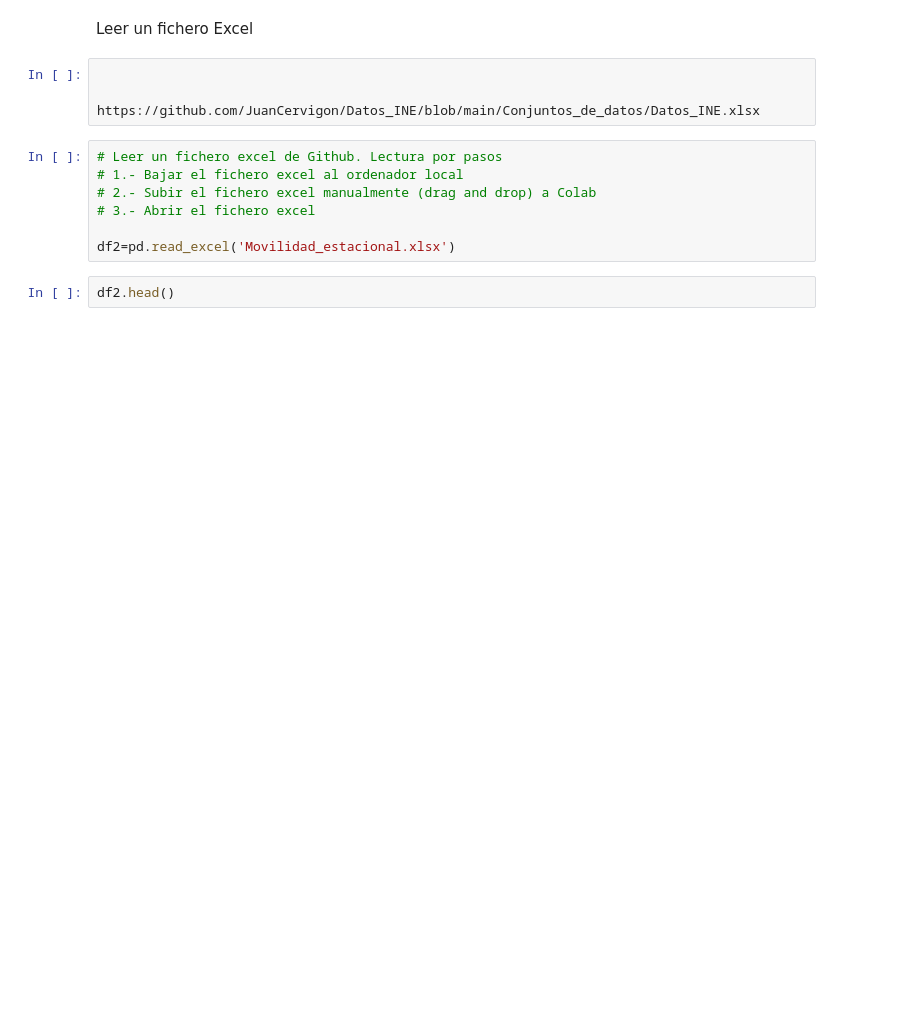
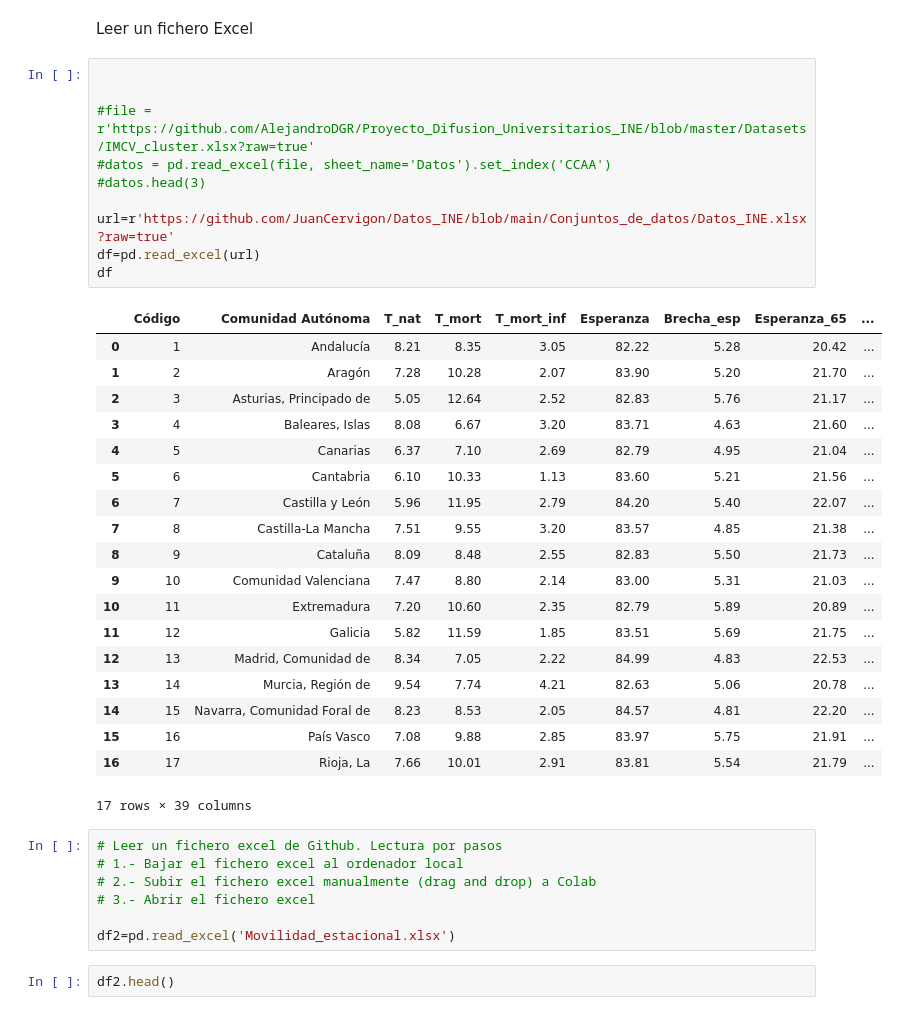
Before and after one commit to JuanCervigon/Multivariante, a Jupyter notebook: Tema 0/Leer_ficheros.ipynb, the cells around one changed output. Saved outputs shown, nothing was run; the diff lists cells and outputs as text; blank space fills up the shorter version.

```diff
--- a/Tema 0/Leer_ficheros.ipynb
+++ b/Tema 0/Leer_ficheros.ipynb
@@ -23,10 +23,36 @@ df1.head()
 | 4 | 1.0 | 0.0 | Allison, Mrs. Hudson J C (Bessie ... | female | 25.0000 | 1.0 | 2.0 | 113781 | 151.5500 | C22 C26 | S | ... |
 # %% [markdown]
 Leer un fichero Excel
-# %%
-
-
-https://github.com/JuanCervigon/Datos_INE/blob/main/Conjuntos_de_datos/Datos_INE.xlsx
+# %%
+
+
+#file = r'https://github.com/AlejandroDGR/Proyecto_Difusion_Universitarios_INE/blob/master/Datasets/IMCV_cluster.xlsx?raw=true'
+#datos = pd.read_excel(file, sheet_name='Datos').set_index('CCAA')
+#datos.head(3)
+
+url=r'https://github.com/JuanCervigon/Datos_INE/blob/main/Conjuntos_de_datos/Datos_INE.xlsx?raw=true'
+df=pd.read_excel(url)
+df
+# %% [output]
+|  | Código | Comunidad Autónoma | T_nat | T_mort | T_mort_inf | Esperanza | Brecha_esp | Esperanza_65 | ... |
+| 0 | 1 | Andalucía | 8.21 | 8.35 | 3.05 | 82.22 | 5.28 | 20.42 | ... |
+| 1 | 2 | Aragón | 7.28 | 10.28 | 2.07 | 83.90 | 5.20 | 21.70 | ... |
+| 2 | 3 | Asturias, Principado de | 5.05 | 12.64 | 2.52 | 82.83 | 5.76 | 21.17 | ... |
+| 3 | 4 | Baleares, Islas | 8.08 | 6.67 | 3.20 | 83.71 | 4.63 | 21.60 | ... |
+| 4 | 5 | Canarias | 6.37 | 7.10 | 2.69 | 82.79 | 4.95 | 21.04 | ... |
+| 5 | 6 | Cantabria | 6.10 | 10.33 | 1.13 | 83.60 | 5.21 | 21.56 | ... |
+| 6 | 7 | Castilla y León | 5.96 | 11.95 | 2.79 | 84.20 | 5.40 | 22.07 | ... |
+| 7 | 8 | Castilla-La Mancha | 7.51 | 9.55 | 3.20 | 83.57 | 4.85 | 21.38 | ... |
+| 8 | 9 | Cataluña | 8.09 | 8.48 | 2.55 | 82.83 | 5.50 | 21.73 | ... |
+| 9 | 10 | Comunidad Valenciana | 7.47 | 8.80 | 2.14 | 83.00 | 5.31 | 21.03 | ... |
+| 10 | 11 | Extremadura | 7.20 | 10.60 | 2.35 | 82.79 | 5.89 | 20.89 | ... |
+| 11 | 12 | Galicia | 5.82 | 11.59 | 1.85 | 83.51 | 5.69 | 21.75 | ... |
+| 12 | 13 | Madrid, Comunidad de | 8.34 | 7.05 | 2.22 | 84.99 | 4.83 | 22.53 | ... |
+| 13 | 14 | Murcia, Región de | 9.54 | 7.74 | 4.21 | 82.63 | 5.06 | 20.78 | ... |
+| 14 | 15 | Navarra, Comunidad Foral de | 8.23 | 8.53 | 2.05 | 84.57 | 4.81 | 22.20 | ... |
+| 15 | 16 | País Vasco | 7.08 | 9.88 | 2.85 | 83.97 | 5.75 | 21.91 | ... |
+| 16 | 17 | Rioja, La | 7.66 | 10.01 | 2.91 | 83.81 | 5.54 | 21.79 | ... |
+17 rows × 39 columns
 # %%
 # Leer un fichero excel de Github. Lectura por pasos
 # 1.- Bajar el fichero excel al ordenador local
```
